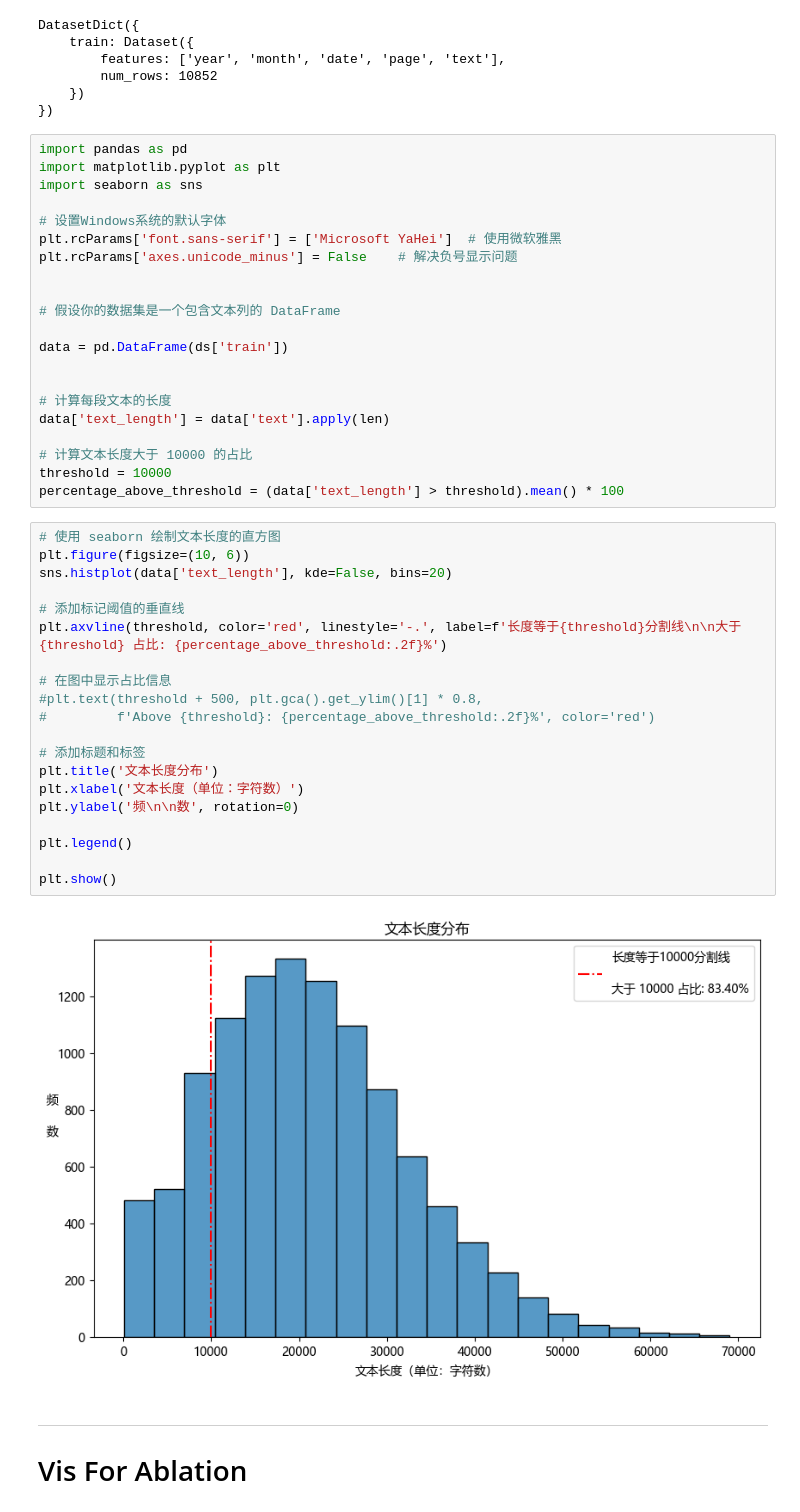
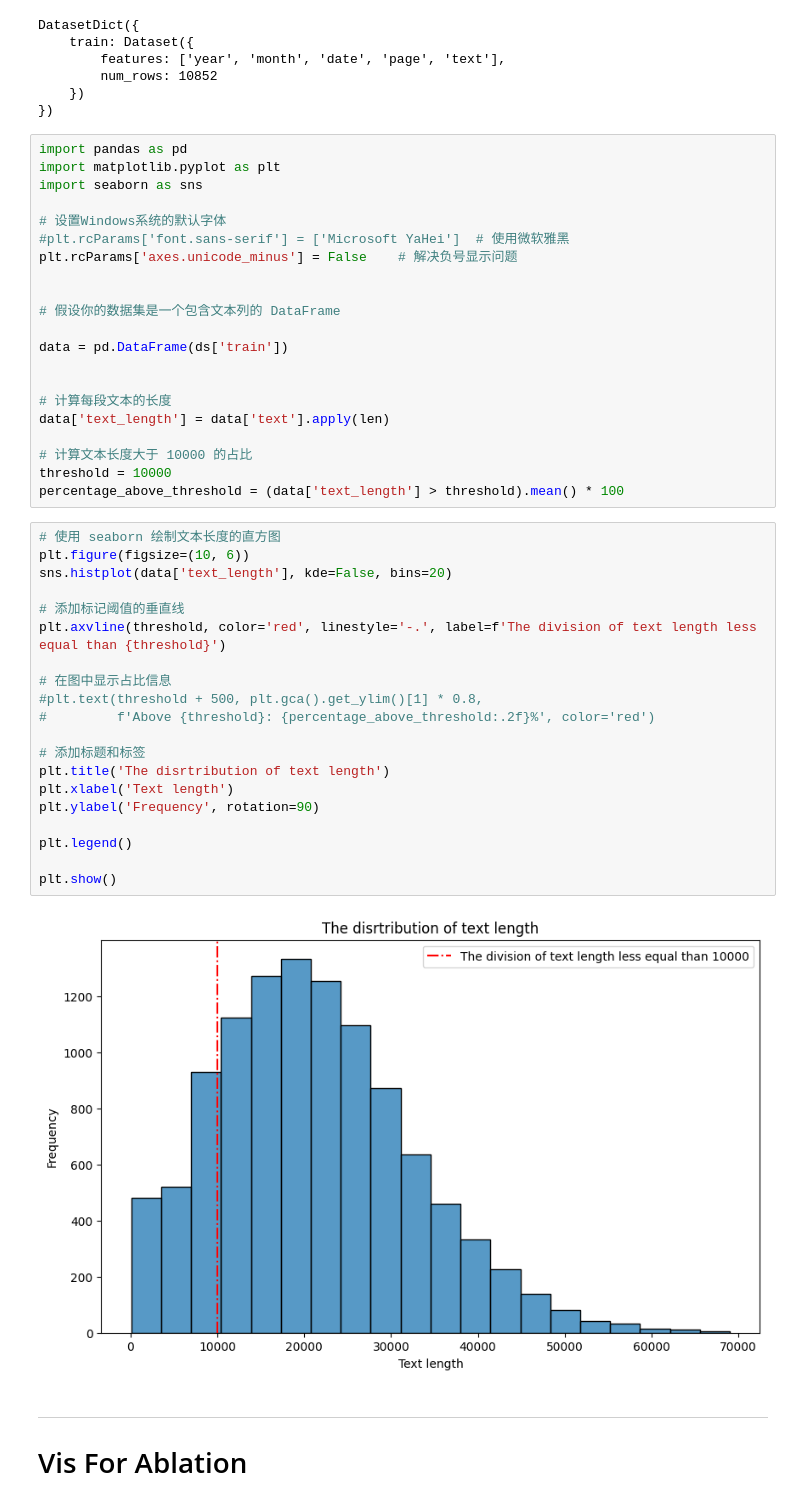
Before and after one commit to Adelante8617/Al-Ahram-Large-Scale-Text-Analysis, a Jupyter notebook: visual_for_statistic.ipynb, the cells around one changed output. Saved outputs shown, nothing was run; the diff lists cells and outputs as text.

Commit message:
write a new vis for bar chart

```diff
--- a/visual_for_statistic.ipynb
+++ b/visual_for_statistic.ipynb
@@ -20,7 +17,7 @@ import matplotlib.pyplot as plt
 import seaborn as sns
 
 # 设置Windows系统的默认字体
-plt.rcParams['font.sans-serif'] = ['Microsoft YaHei']  # 使用微软雅黑
+#plt.rcParams['font.sans-serif'] = ['Microsoft YaHei']  # 使用微软雅黑
 plt.rcParams['axes.unicode_minus'] = False    # 解决负号显示问题
 
 
@@ -38,25 +35,25 @@ percentage_above_threshold = (data['text_length'] > threshold).mean() * 100
 # %%
 # 使用 seaborn 绘制文本长度的直方图
 plt.figure(figsize=(10, 6))
 sns.histplot(data['text_length'], kde=False, bins=20)
 
 # 添加标记阈值的垂直线
-plt.axvline(threshold, color='red', linestyle='-.', label=f'长度等于{threshold}分割线\n\n大于 {threshold} 占比: {percentage_above_threshold:.2f}%')
+plt.axvline(threshold, color='red', linestyle='-.', label=f'The division of text length less equal than {threshold}')
 
 # 在图中显示占比信息
 #plt.text(threshold + 500, plt.gca().get_ylim()[1] * 0.8,
 #         f'Above {threshold}: {percentage_above_threshold:.2f}%', color='red')
 
 # 添加标题和标签
-plt.title('文本长度分布')
-plt.xlabel('文本长度（单位：字符数）')
-plt.ylabel('频\n\n数', rotation=0)
+plt.title('The disrtribution of text length')
+plt.xlabel('Text length')
+plt.ylabel('Frequency', rotation=90)
 
 plt.legend()
 
 plt.show()
 # %% [output]
-[figure, old version]
+[figure, new version]
 # %% [markdown]
 ---
 
```
Also changed, not shown: parts of 9 cells of this notebook, 2 other files.
